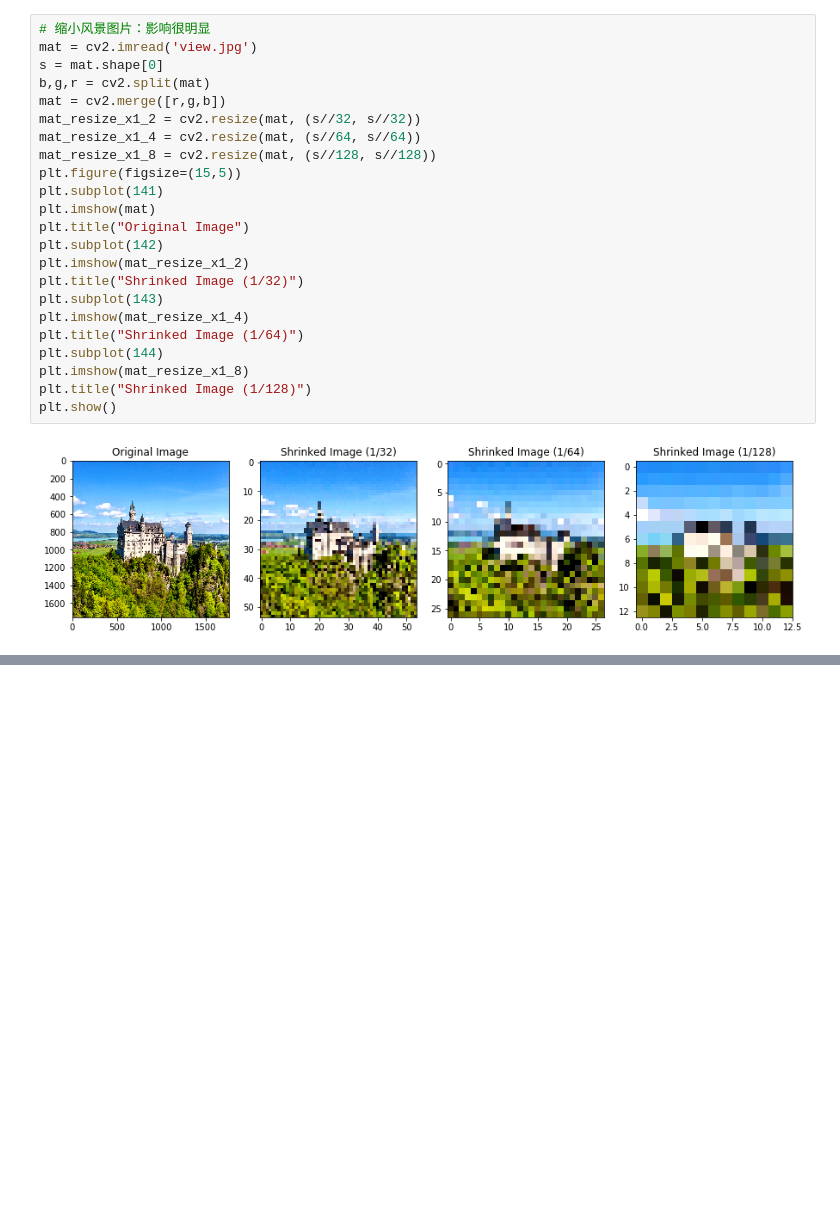
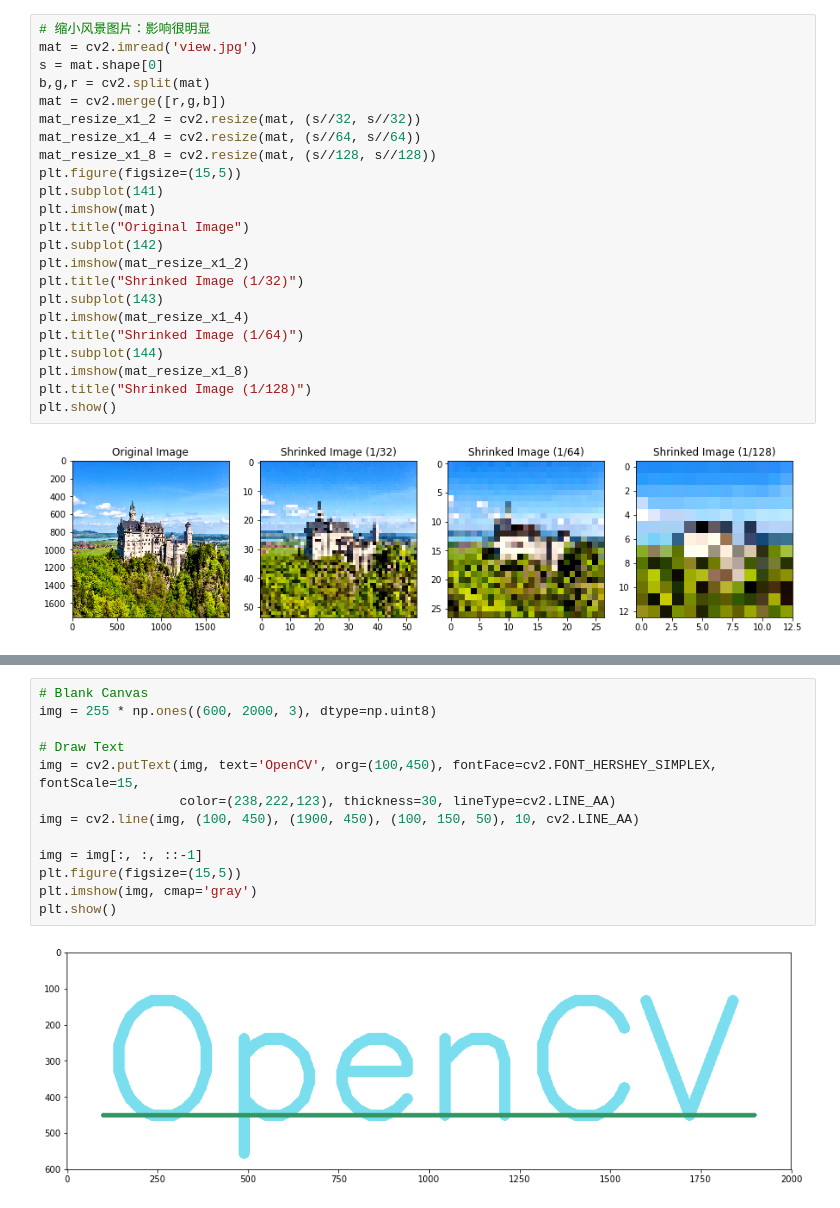
Before and after one commit to mtyylx/MLND, a Jupyter notebook: P6_Dogs_VS_Cats/OpenCV_Primer.ipynb, the cells around one changed output, grey strips where cells are left out. Drawn from its saved outputs; the diff is of its cells as text; blank space fills up the shorter version.

```diff
--- a/P6_Dogs_VS_Cats/OpenCV_Primer.ipynb
+++ b/P6_Dogs_VS_Cats/OpenCV_Primer.ipynb
@@ -165,0 +208,15 @@ plt.show()
+# %%
+# Blank Canvas
+img = 255 * np.ones((600, 2000, 3), dtype=np.uint8)
+
+# Draw Text
+img = cv2.putText(img, text='OpenCV', org=(100,450), fontFace=cv2.FONT_HERSHEY_SIMPLEX, fontScale=15,
+                  color=(238,222,123), thickness=30, lineType=cv2.LINE_AA)
+img = cv2.line(img, (100, 450), (1900, 450), (100, 150, 50), 10, cv2.LINE_AA)
+
+img = img[:, :, ::-1]
+plt.figure(figsize=(15,5))
+plt.imshow(img, cmap='gray')
+plt.show()
+# %% [output]
+[figure, added]
```
Also changed, not shown: parts of 12 cells of this notebook.
